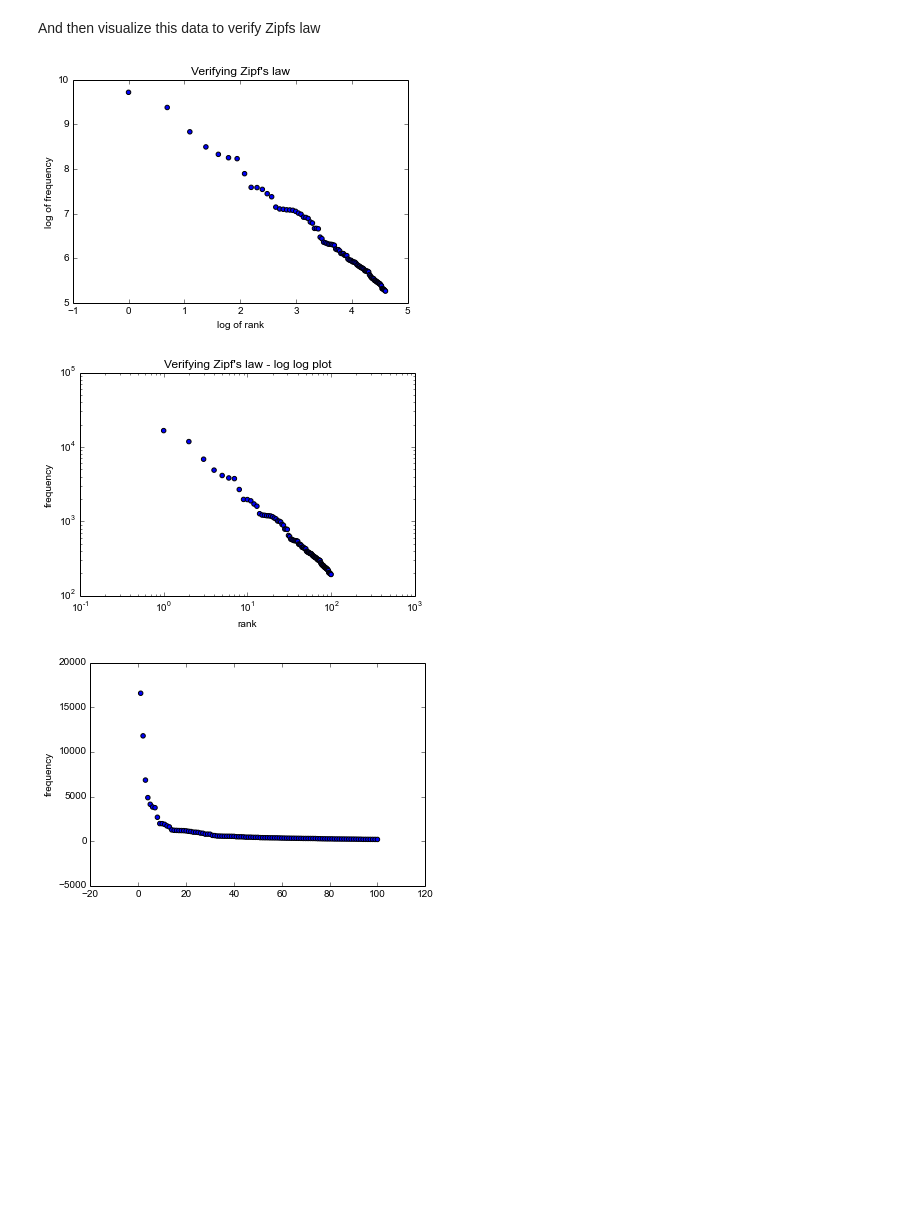
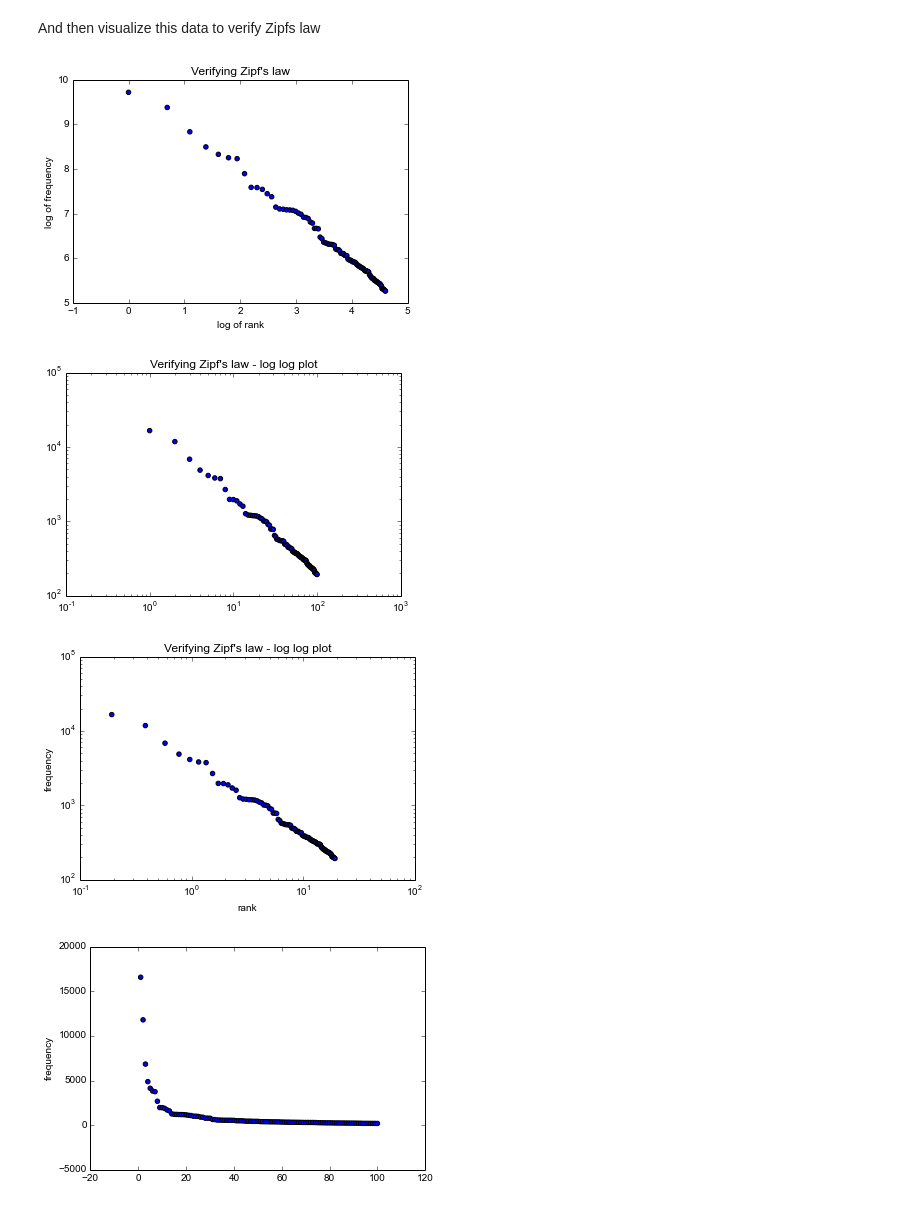
Before and after one commit to panmari/nlp2014, a Jupyter notebook: ex4/Exercise 4.ipynb, the cells around one changed output. Saved outputs shown, nothing was run; the diff lists cells and outputs as text; code cells hidden in the pictures; blank space fills up the shorter version.

Commit message:
playing around with plots

```diff
--- a/ex4/Exercise 4.ipynb
+++ b/ex4/Exercise 4.ipynb
@@ -183,31 +183,38 @@ And then visualize this data to verify Zipfs law
 # %%
 %matplotlib inline
 import matplotlib.pyplot as plt
 
 from math import log
 plt.figure()
 plt.title("Verifying Zipf's law")
 plt.scatter([log(rank) for rank in range(1,101)], [log(freq) for (word,freq) in most_common])
 plt.xlabel('log of rank')
 plt.ylabel('log of frequency')
 plt.show()
 
 plt.figure()
-
 plt.title("Verifying Zipf's law - log log plot")
 plt.scatter(range(1,101), [freq for (word,freq) in most_common])
+plt.axes().set_yscale('log')
+plt.axes().set_xscale('log')
+
+plt.figure()
+n_harmonic = sum(map(lambda x: 1/x, range(1,101)))
+plt.title("Verifying Zipf's law - log log plot")
+plt.scatter([x/n_harmonic for x in range(1,101)], [freq for (word,freq) in most_common])
 plt.axes().set_yscale('log')
 plt.axes().set_xscale('log')
 
 plt.xlabel('rank')
 plt.ylabel('frequency')
 plt.show()
 
 plt.figure()
 plt.scatter(range(1,101), [freq for (word,freq) in most_common])
 plt.ylabel('frequency')
 plt.show()
 # %% [output]
 [figure]
-[figure, old version]
+[figure, new version]
-[figure, old version]
+[figure, new version]
+[figure, added]
```
